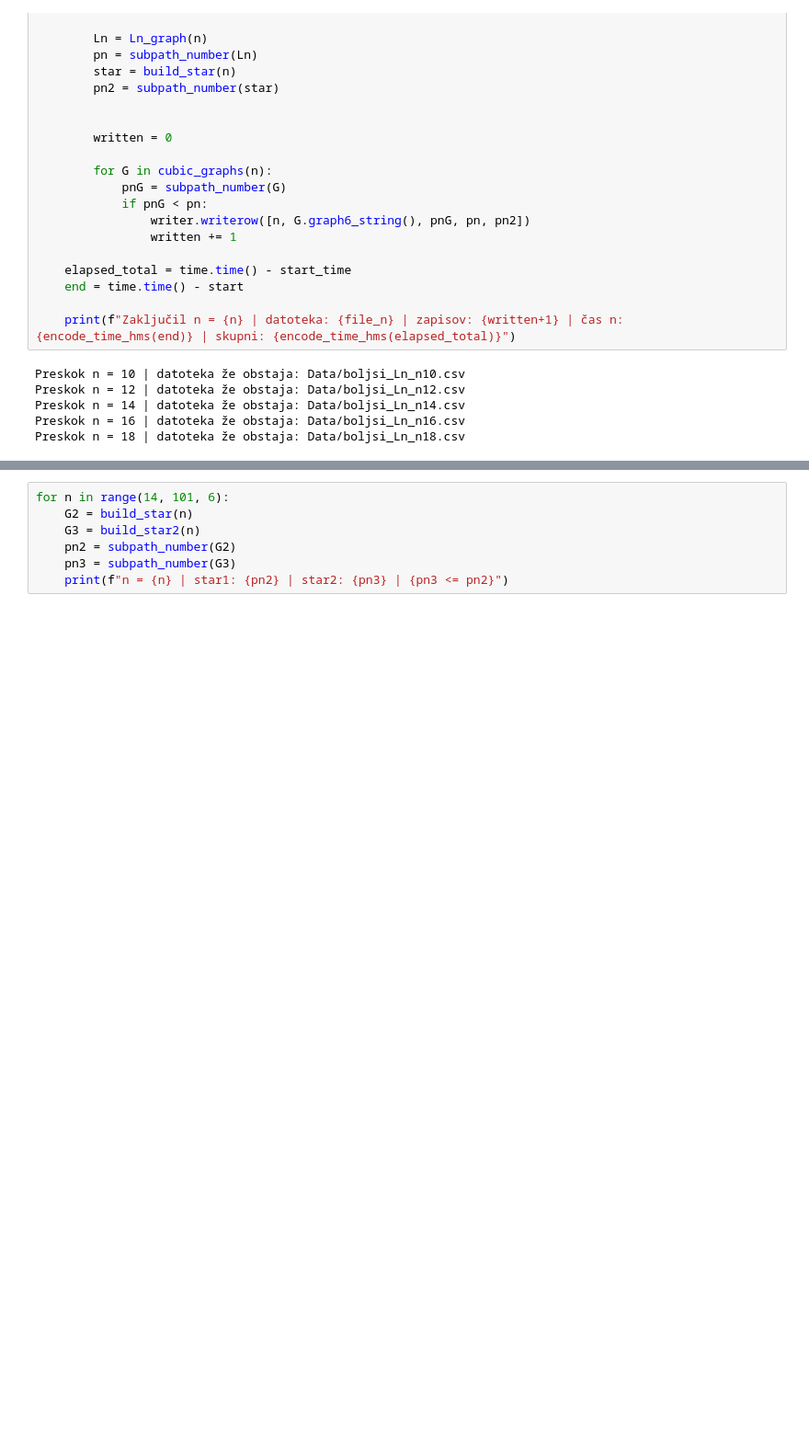
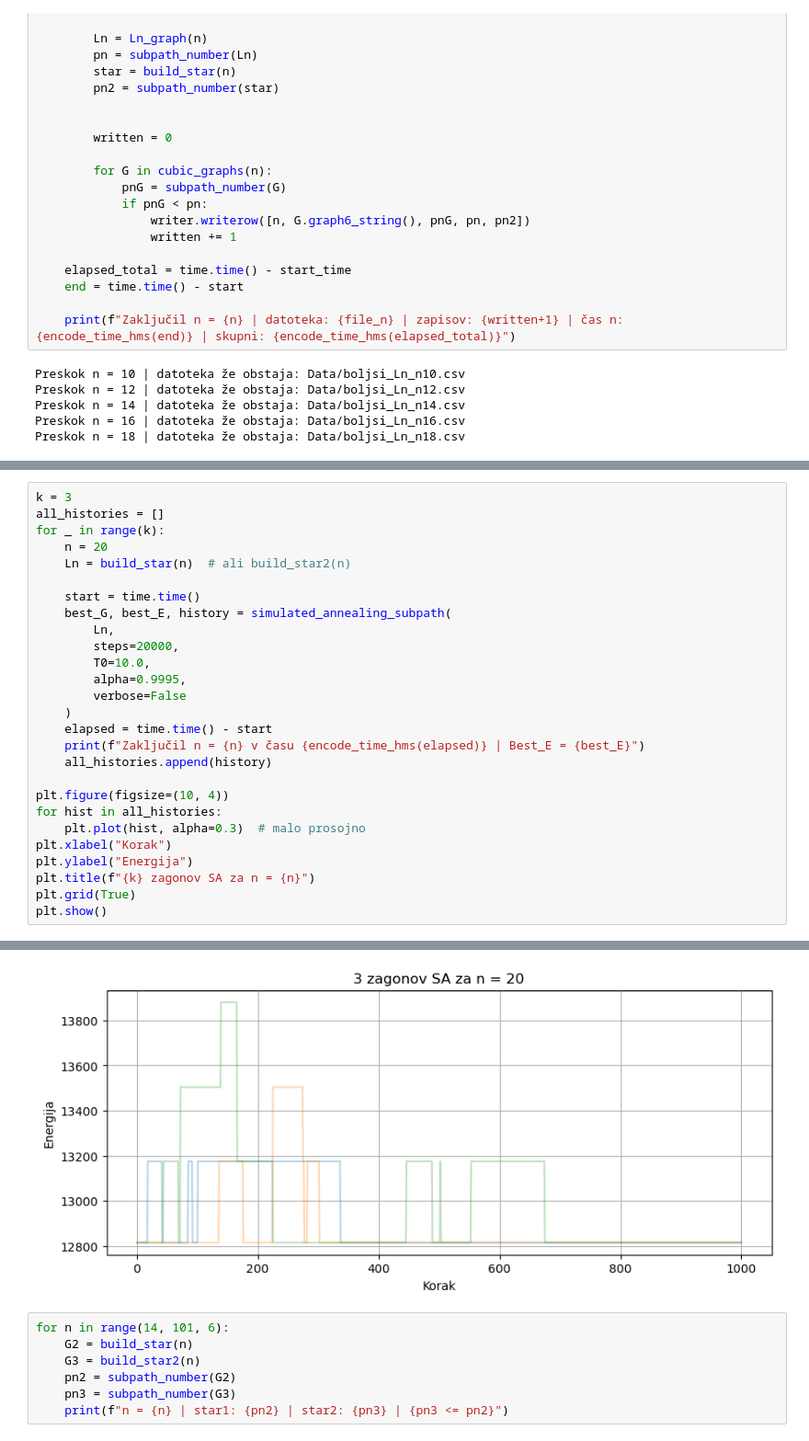
Before and after one commit to ZigaObradovic/FP_Group13, a Jupyter notebook: main.ipynb, the cells around one changed output, grey strips where cells are left out. Shown at 92% size. Drawn from its saved outputs; the diff is of its cells as text; blank space fills up the shorter version.

```diff
--- a/main.ipynb
+++ b/main.ipynb
@@ -276,0 +253,28 @@ Zaključil n = 22 v času 00:00:44.408, best_E = 20580
+# %%
+k = 3
+all_histories = []
+for _ in range(k):
+    n = 20
+    Ln = build_star(n)  # ali build_star2(n)
+
+    start = time.time()
+    best_G, best_E, history = simulated_annealing_subpath(
+        Ln,
+        steps=20000,
+        T0=10.0,
+        alpha=0.9995,
+        verbose=False
+    )
+    elapsed = time.time() - start
+    print(f"Zaključil n = {n} v času {encode_time_hms(elapsed)} | Best_E = {best_E}")
+    all_histories.append(history)
+
+plt.figure(figsize=(10, 4))
+for hist in all_histories:
+    plt.plot(hist, alpha=0.3)  # malo prosojno
+plt.xlabel("Korak")
+plt.ylabel("Energija")
+plt.title(f"{k} zagonov SA za n = {n}")
+plt.grid(True)
+plt.show()
+# %% [output]
@@ -277,3 +284,4 @@ Zaključil n = 22 v času 00:00:44.408, best_E = 20580
+[figure, added]
 # %%
 for n in range(14, 101, 6):
     G2 = build_star(n)
```
Also changed, not shown: parts of 6 cells of this notebook, 1 other file.
